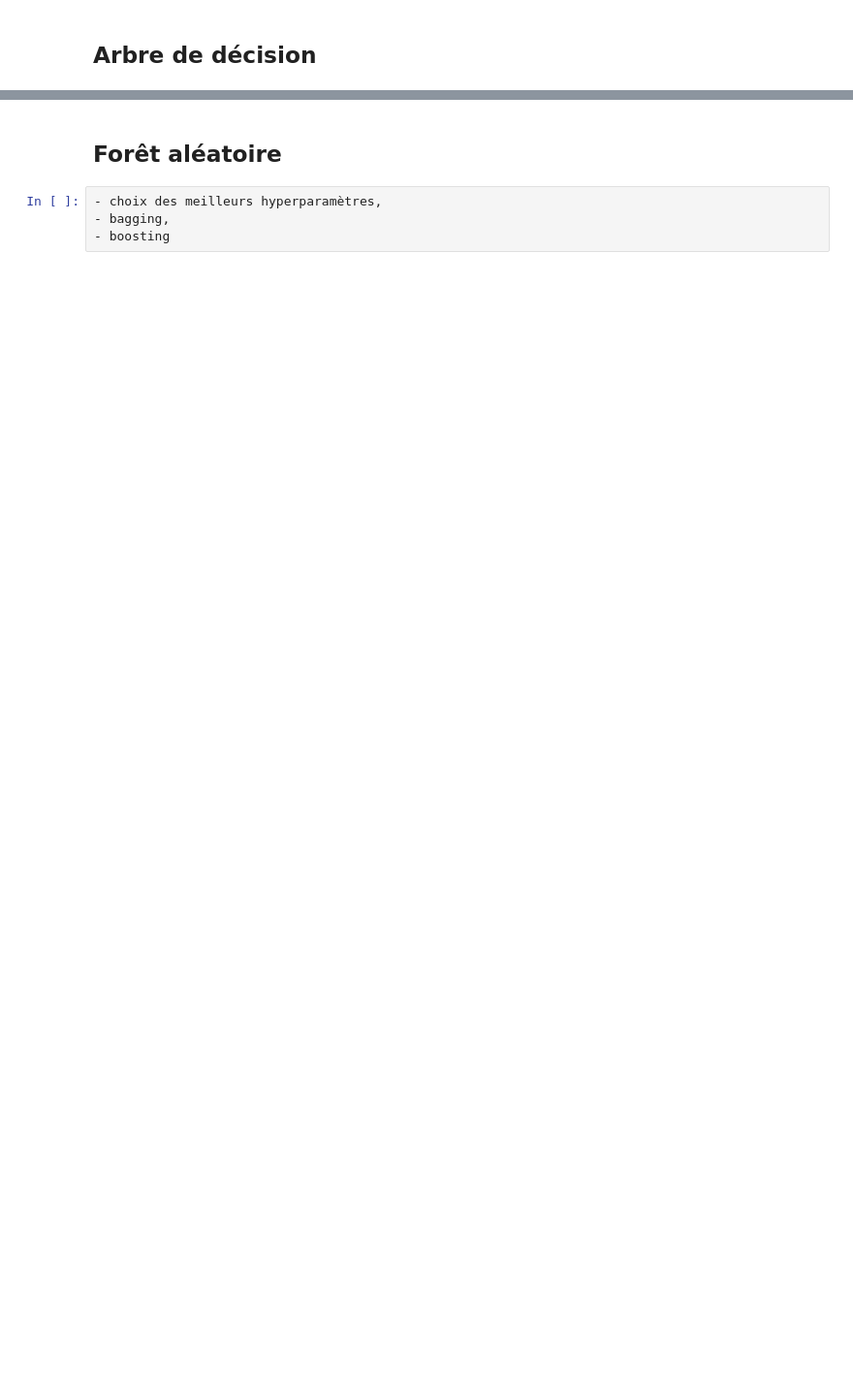
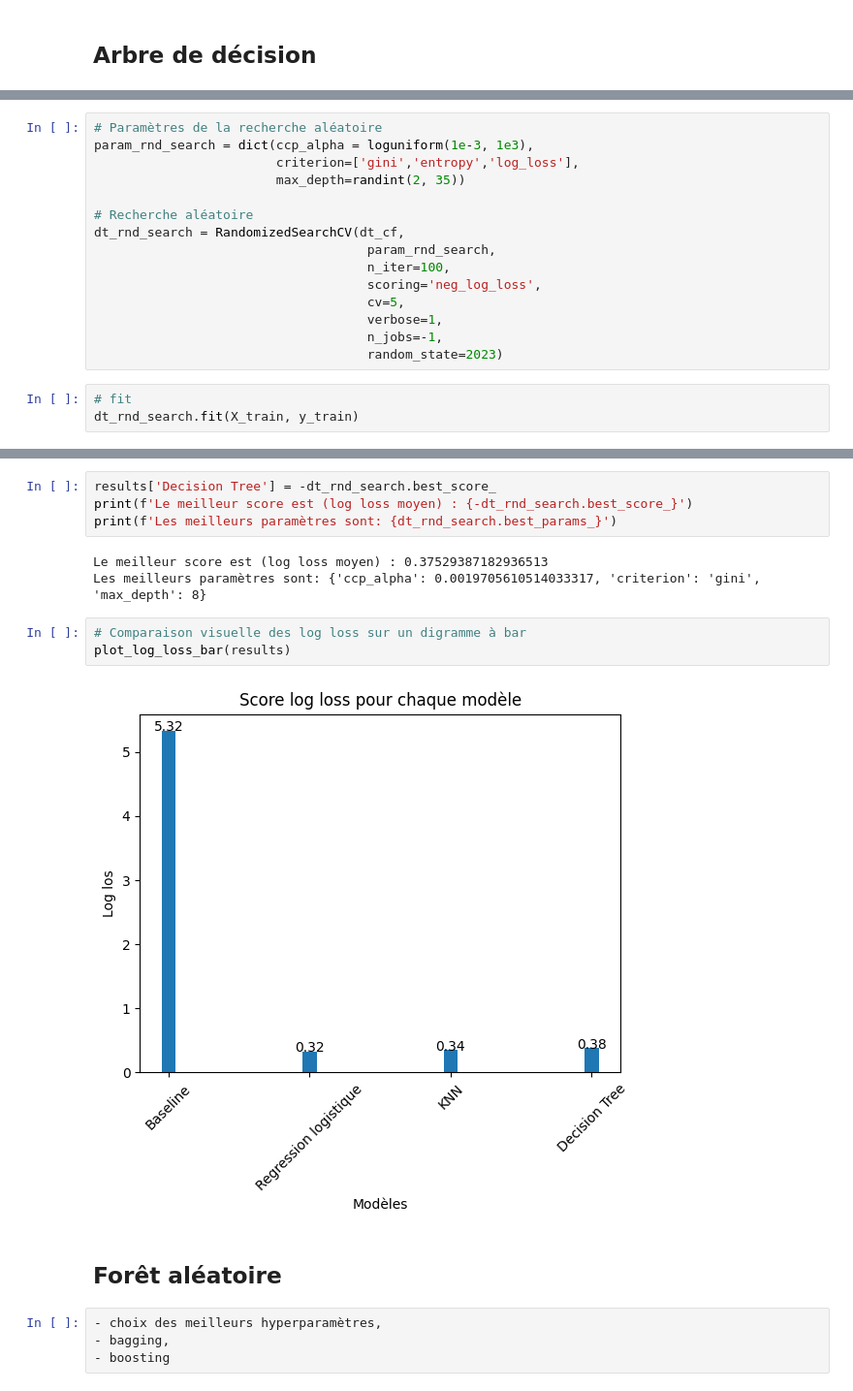
Before and after one commit to pascalfeutseu/420-A52-SF-gr-10084, a Jupyter notebook: nbs/Projet#2/Projet#2.ipynb, the cells around one changed output, grey strips where cells are left out. Shown at 97% size. Drawn from its saved outputs; the diff is of its cells as text; blank space fills up the shorter version.

```diff
--- a/nbs/Projet#2/Projet#2.ipynb
+++ b/nbs/Projet#2/Projet#2.ipynb
@@ -269,0 +292,18 @@ SyntaxError: invalid syntax (2417815056.py, line 1)
+# %%
+# Paramètres de la recherche aléatoire
+param_rnd_search = dict(ccp_alpha = loguniform(1e-3, 1e3),
+                        criterion=['gini','entropy','log_loss'],
+                        max_depth=randint(2, 35))
+
+# Recherche aléatoire
+dt_rnd_search = RandomizedSearchCV(dt_cf,
+                                    param_rnd_search,
+                                    n_iter=100,
+                                    scoring='neg_log_loss',
+                                    cv=5,
+                                    verbose=1,
+                                    n_jobs=-1,
+                                    random_state=2023)
+# %%
+# fit
+dt_rnd_search.fit(X_train, y_train)
@@ -270,3 +319,15 @@ SyntaxError: invalid syntax (2417815056.py, line 1)
+# %%
+results['Decision Tree'] = -dt_rnd_search.best_score_
+print(f'Le meilleur score est (log loss moyen) : {-dt_rnd_search.best_score_}')
+print(f'Les meilleurs paramètres sont: {dt_rnd_search.best_params_}')
+# %% [output]
+Le meilleur score est (log loss moyen) : 0.37529387182936513
+Les meilleurs paramètres sont: {'ccp_alpha': 0.0019705610514033317, 'criterion': 'gini', 'max_depth': 8}
+# %%
+# Comparaison visuelle des log loss sur un digramme à bar
+plot_log_loss_bar(results)
+# %% [output]
+[figure, added]
 # %% [markdown]
 ## Forêt aléatoire
 # %%
```
Also changed, not shown: parts of 23 cells of this notebook.
